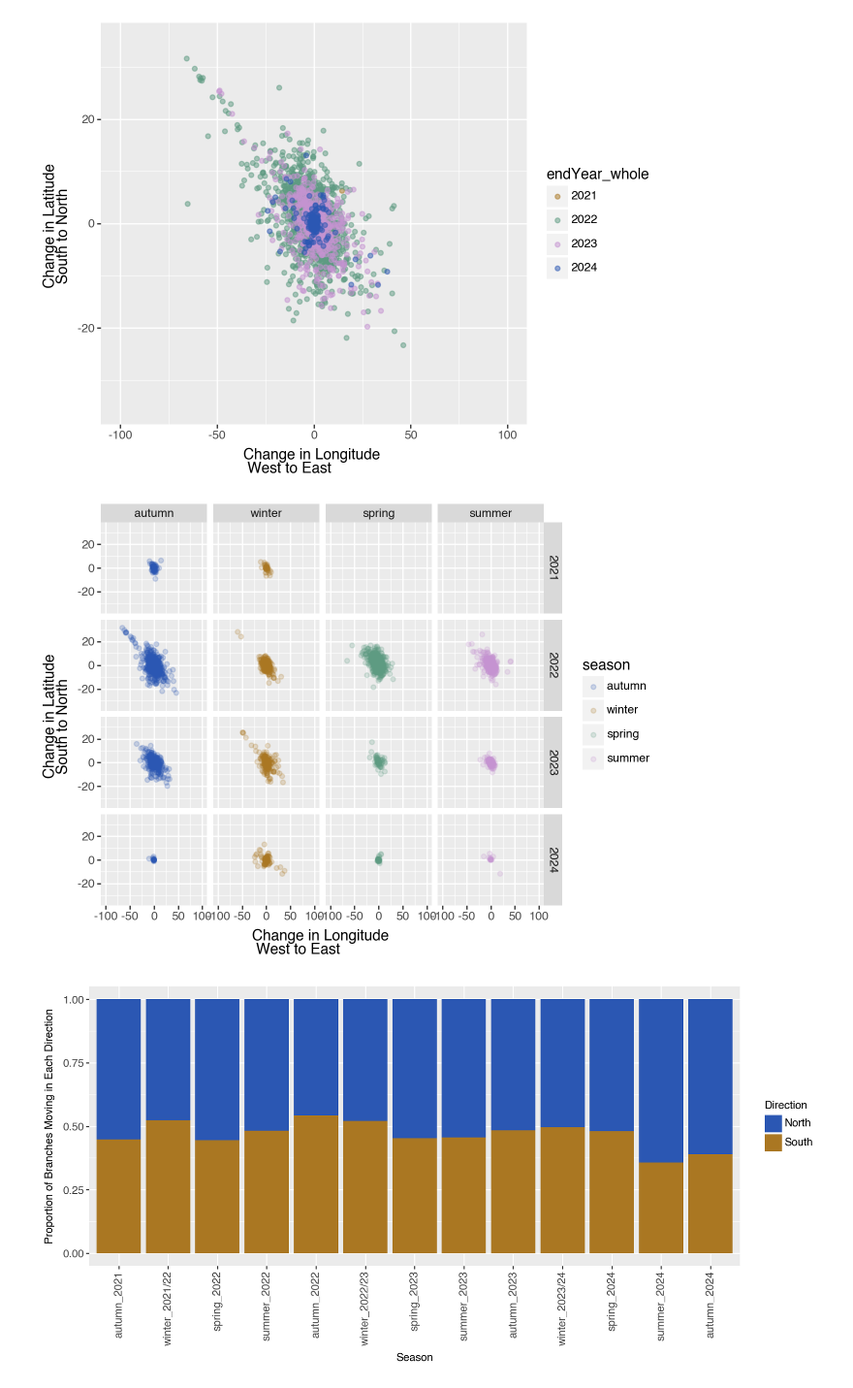
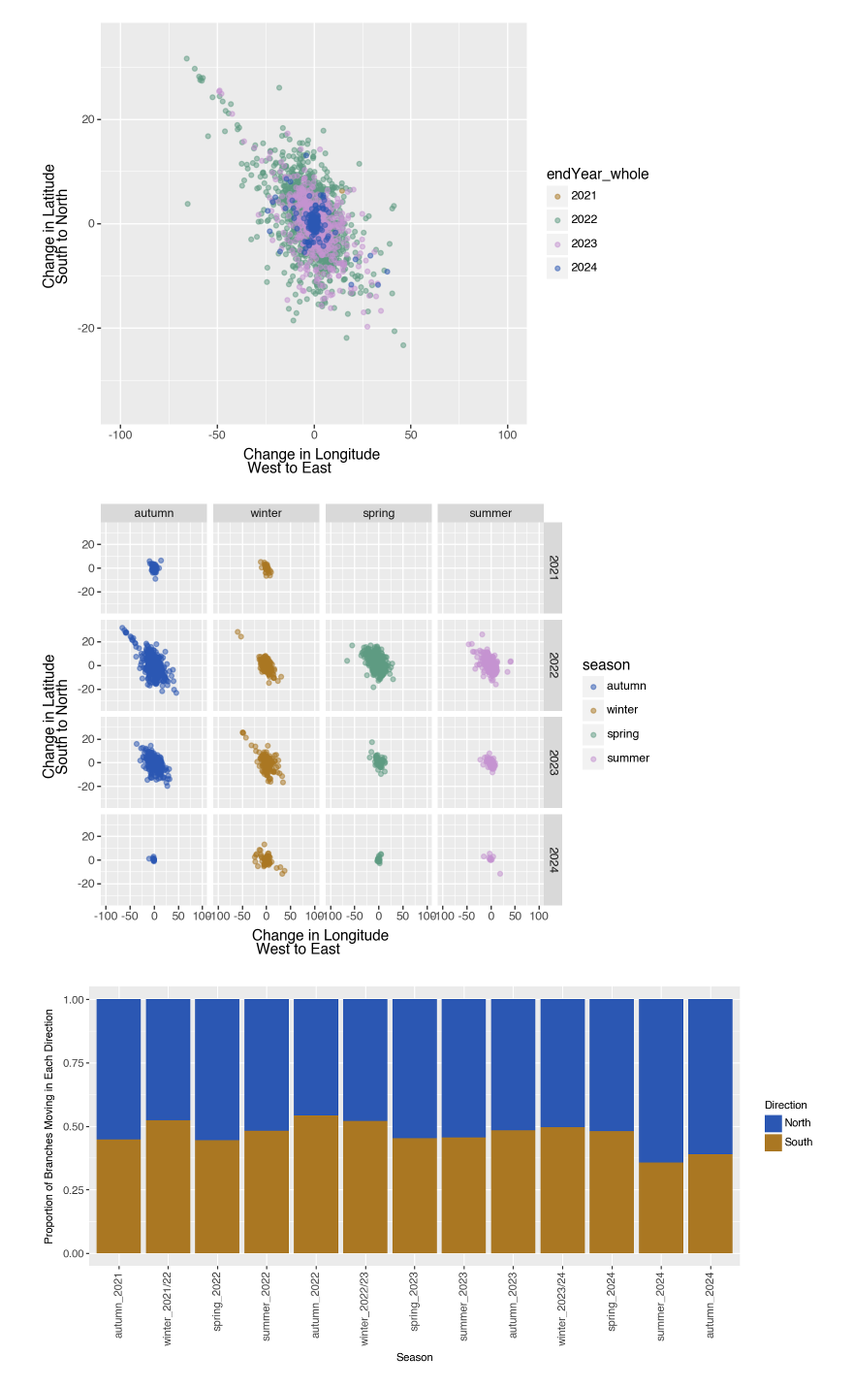
Before and after one commit to moncla-lab/H5-avian-ecology, a Jupyter notebook: cont_phyl_mcc_plotting.ipynb, the cells around one changed output. Shown at 97% size. Cells and saved outputs as stored; diff of their text form; code cells hidden in the pictures.

```diff
--- a/cont_phyl_mcc_plotting.ipynb
+++ b/cont_phyl_mcc_plotting.ipynb
@@ -686,30 +686,30 @@ all_time_scatter.show()
 # %%
 # Plot 1.5: change in direction, colored by season, facetted by year
 
 season_colors = {"winter":"#AA7722",
                "spring":"#5E9B82",
                "summer":"#C593D1",
                "autumn":"#2B57B3"
               }
 
 season_order = ["autumn", "winter", "spring", "summer"]
-mcc_seas_mon["season"] = pd.Categorical(mcc_seas_mon["season"], categories=season_order, ordered=True)
+mcc_seas_mon_state_flyway_upt2["season"] = pd.Categorical(mcc_seas_mon_state_flyway_upt2["season"], categories=season_order, ordered=True)
 
 seasonal_scatter = (
-    ggplot(mcc_seas_mon, aes(x = "changeLon", y = "changeLat", color = "season"))
-    + geom_point(alpha = 0.2)
+    ggplot(mcc_seas_mon_state_flyway_upt2, aes(x = "changeLon", y = "changeLat", color = "season"))
+    + geom_point(alpha = 0.5)
     # + stat_ellipse(type='t', level=0.95, size=1)
     + scale_color_manual(values=season_colors)
     # + facet_wrap("endYear_whole")
     + facet_grid("endYear_whole ~ season")
     + xlim(-100, 100)
     + ylim(-35, 35)
     + labs(x = "Change in Longitude \n West to East", y = "Change in Latitude \n South to North")
 )
 
 seasonal_scatter.show()
 # %% [output]
-[figure, old version]
+[figure, new version]
 # %%
 # Plot 3: Proportion of branchs moving north/south, east/west during each year and each season
 
```
Also changed, not shown: parts of 12 cells of this notebook, 4 other files.
